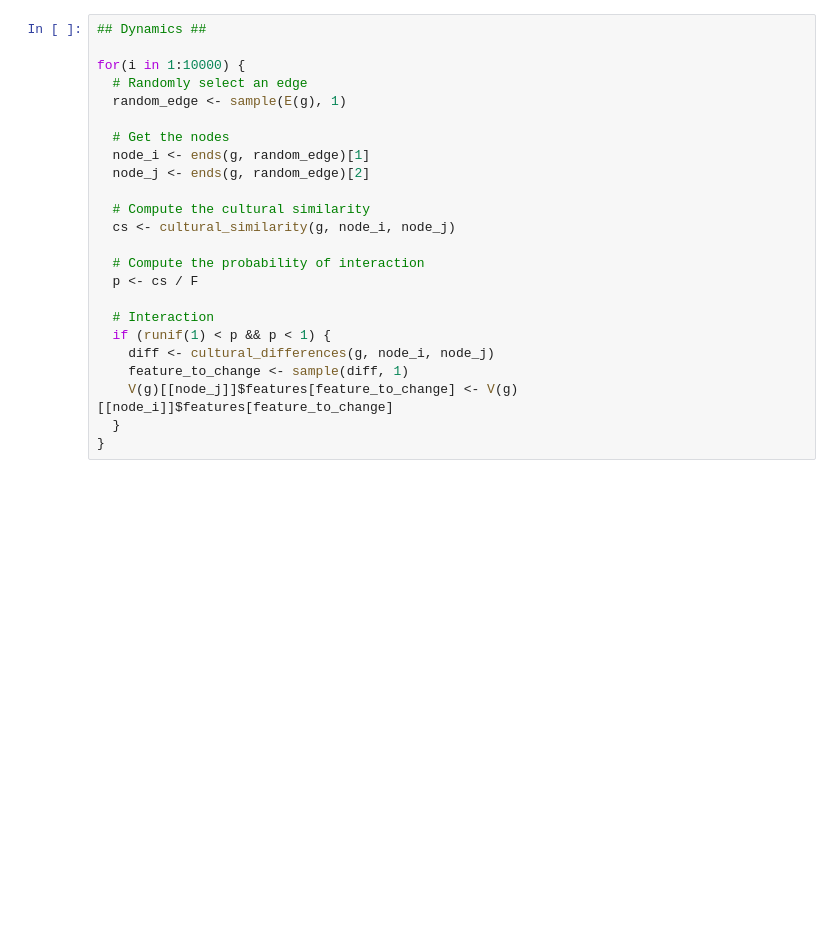
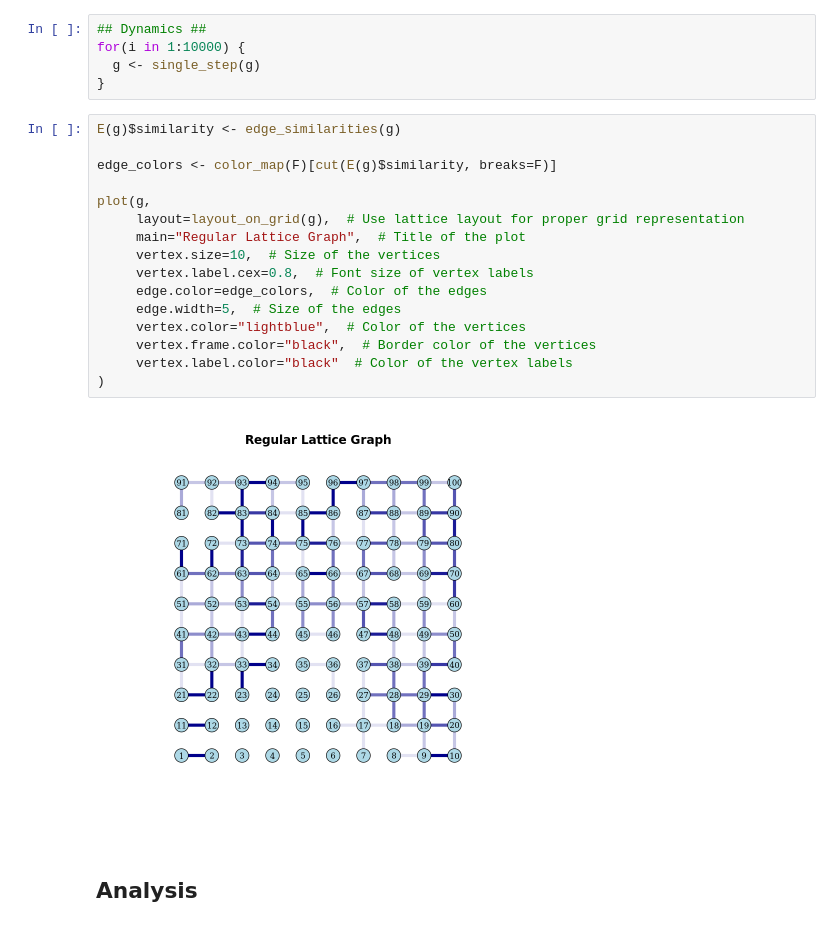
Before and after one commit to paololapo/ComplexNetworks_projects, a Jupyter notebook: code/task_30/social_influence.ipynb, the cells around one changed output. Drawn from its saved outputs; the diff is of its cells as text; blank space fills up the shorter version.

Commit message:
refactor + first analysis

```diff
--- a/code/task_30/social_influence.ipynb
+++ b/code/task_30/social_influence.ipynb
@@ -67,24 +143,25 @@ plot(g,
-# %%
-## Dynamics ##
-
-for(i in 1:10000) {
-  # Randomly select an edge
-  random_edge <- sample(E(g), 1)
-
-  # Get the nodes
-  node_i <- ends(g, random_edge)[1]
-  node_j <- ends(g, random_edge)[2]
-
-  # Compute the cultural similarity
-  cs <- cultural_similarity(g, node_i, node_j)
-
-  # Compute the probability of interaction
-  p <- cs / F
-
-  # Interaction
-  if (runif(1) < p && p < 1) {
-    diff <- cultural_differences(g, node_i, node_j)
-    feature_to_change <- sample(diff, 1)
-    V(g)[[node_j]]$features[feature_to_change] <- V(g)[[node_i]]$features[feature_to_change]
-  }
-}
+# %%
+## Dynamics ##
+for(i in 1:10000) {
+  g <- single_step(g)
+}
+# %%
+E(g)$similarity <- edge_similarities(g)
+
+edge_colors <- color_map(F)[cut(E(g)$similarity, breaks=F)]
+
+plot(g,
+     layout=layout_on_grid(g),  # Use lattice layout for proper grid representation
+     main="Regular Lattice Graph",  # Title of the plot
+     vertex.size=10,  # Size of the vertices
+     vertex.label.cex=0.8,  # Font size of vertex labels
+     edge.color=edge_colors,  # Color of the edges
+     edge.width=5,  # Size of the edges
+     vertex.color="lightblue",  # Color of the vertices
+     vertex.frame.color="black",  # Border color of the vertices
+     vertex.label.color="black"  # Color of the vertex labels
+)
+# %% [output]
+[figure, added]
+# %% [markdown]
+## Analysis
```
Also changed, not shown: parts of 16 cells of this notebook.
